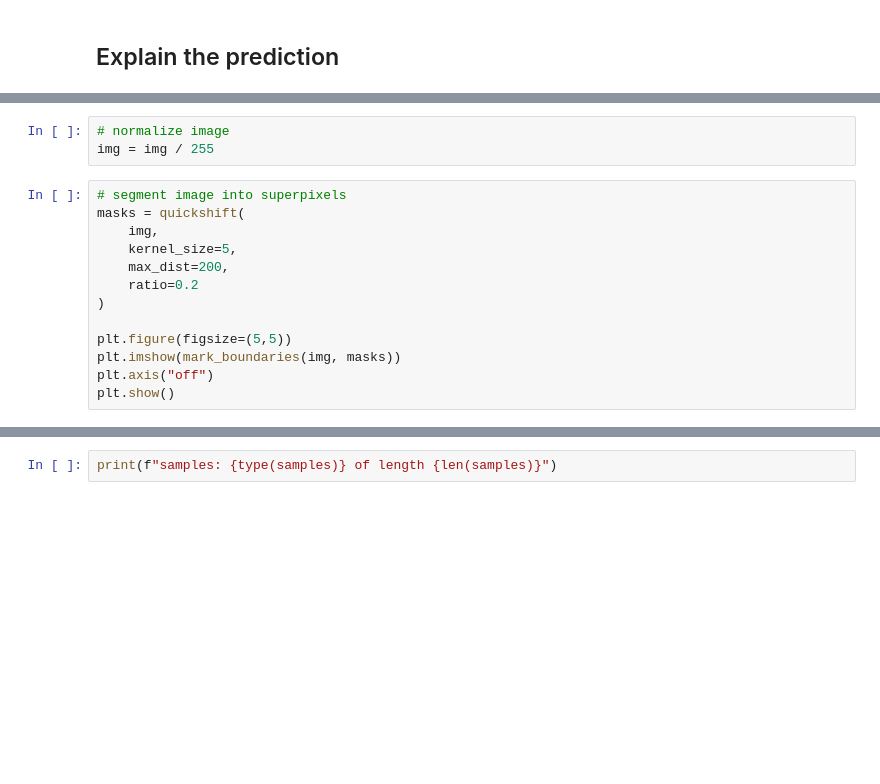
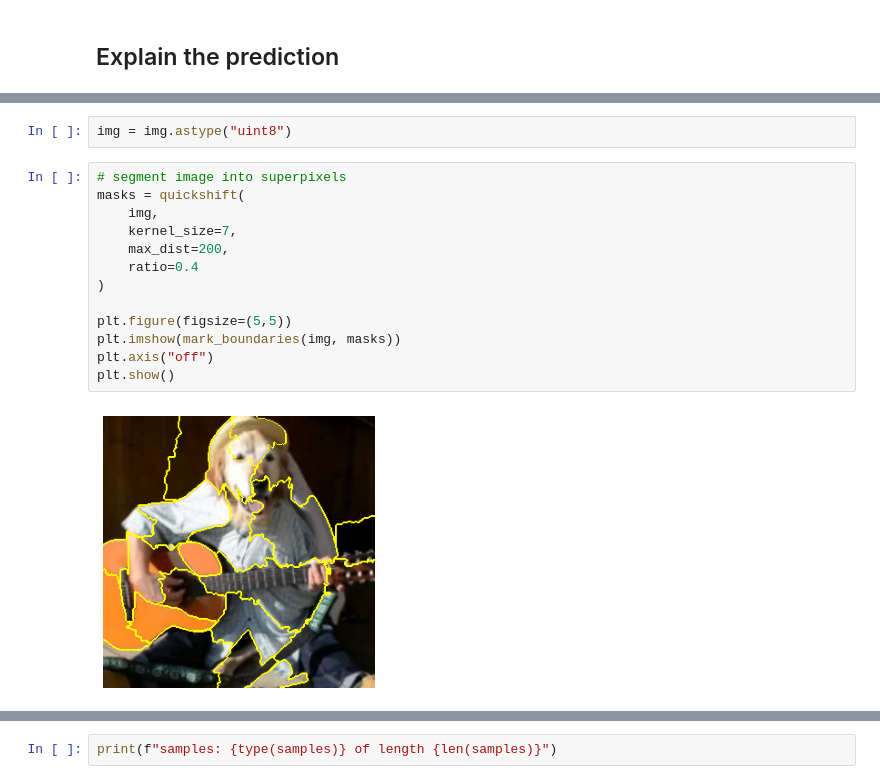
Before and after one commit to ngandlau/fun, a Jupyter notebook: understanding-lime.ipynb, the cells around one changed output, grey strips where cells are left out. Cells and saved outputs as stored; diff of their text form; blank space fills up the shorter version.

```diff
--- a/understanding-lime.ipynb
+++ b/understanding-lime.ipynb
@@ -867,19 +898,20 @@ img.shape
-# %%
-# normalize image
-img = img / 255
+# %%
+img = img.astype("uint8")
 # %%
 # segment image into superpixels
 masks = quickshift(
     img,
-    kernel_size=5,
+    kernel_size=7,
     max_dist=200,
-    ratio=0.2
+    ratio=0.4
 )
 
 plt.figure(figsize=(5,5))
 plt.imshow(mark_boundaries(img, masks))
 plt.axis("off")
 plt.show()
+# %% [output]
+[figure, added]
 # %%
 segment_ids = np.unique(masks)
 n_samples = 100
```
Also changed, not shown: parts of 23 cells of this notebook, 1 other file.
